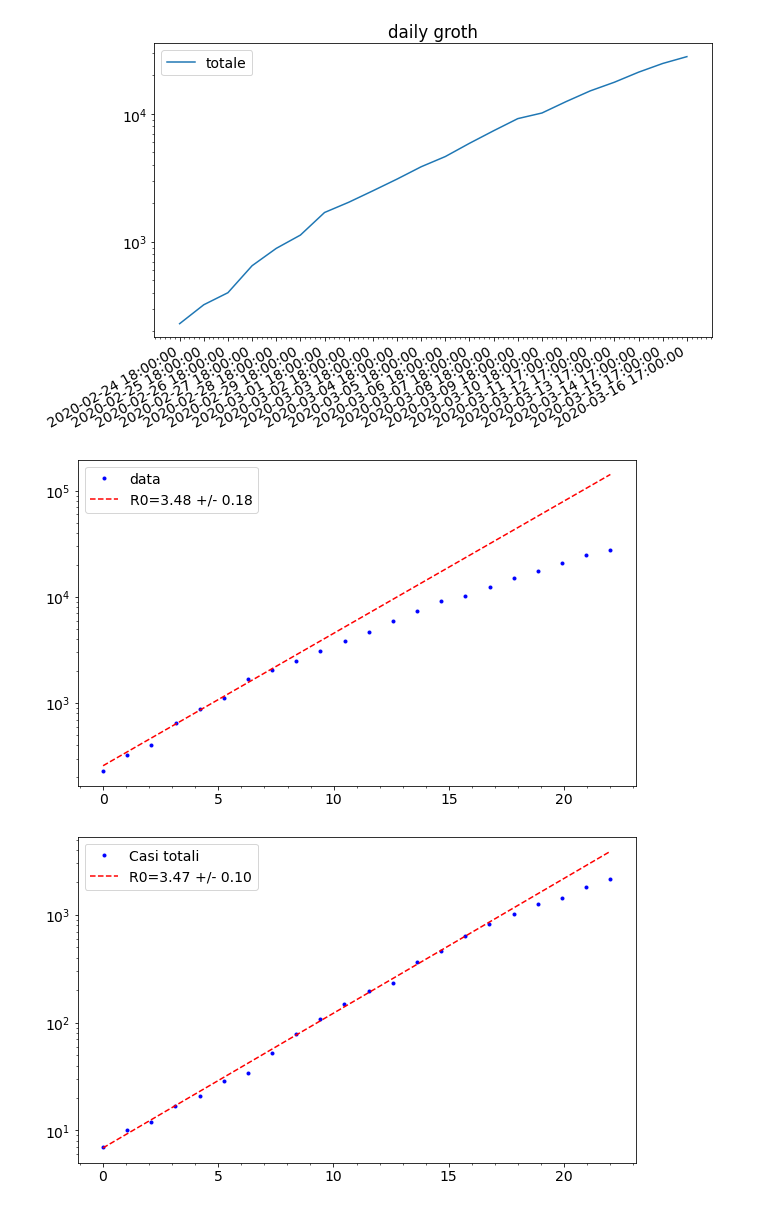
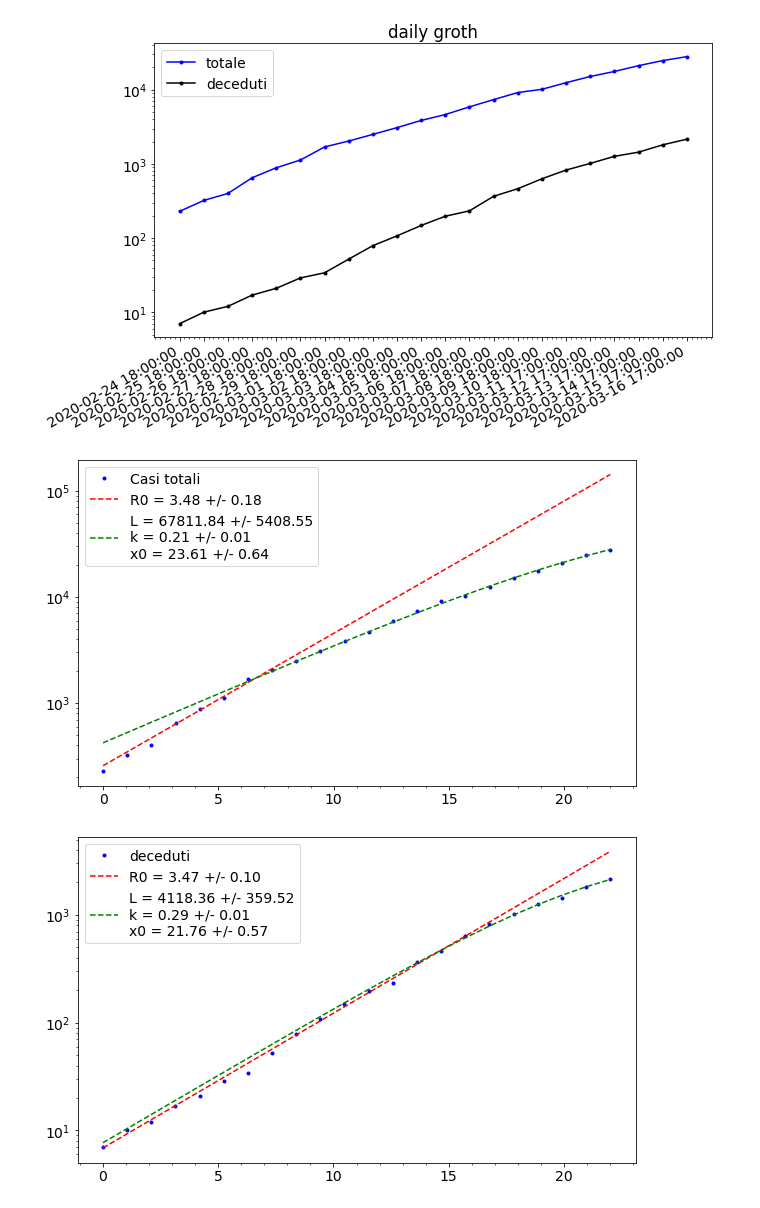
Before and after one commit to lorenzopaolucci/studenti, a Jupyter notebook: covid19.ipynb, the cells around one changed output. Drawn from its saved outputs; the diff is of its cells as text; code cells hidden in the pictures.

```diff
--- a/covid19.ipynb
+++ b/covid19.ipynb
@@ -21,24 +21,28 @@ df.head() # show firt line
 # %%
 
 plt.style.use('fast')
 plt.rc('font', size = 14, family ='Sans-Serif')
 fig, ax = plt.subplots(figsize=(10,6))
 fig.autofmt_xdate()
-ax.plot(df['data'], df['totale_casi'], label='totale')
+ax.plot(df['data'], df['totale_casi'], 'b.-', label='totale')
+ax.plot(df['data'], df['deceduti'], 'k.-', label='deceduti')
 #ax.xaxis.set_major_formatter(ticker.FuncFormatter(format_date))
 ax.fmt_xdata = mdates.DateFormatter('%Y-%m-%d')
 ax.set_title('daily groth')
 ax.set_yscale('log')
 ax.legend(loc=2)
 plt.minorticks_on()
 plt.show()
 # %% [output]
-[figure, old version]
+[figure, new version]
 # %%
 def Exp(x, p0, p1): # negative exponential
 
     import numpy as np
     return p0*np.exp(x/p1)
+
+def Logistic(x, L, k, x0):
+    return L / (1. + np.exp(-k * (x - x0)))
 
 from scipy.optimize import curve_fit
 x = np.linspace(0, len(df['data']), len(df['data']))
@@ -48,10 +52,15 @@ popt,pcov = curve_fit(Exp,x[x<max_exp_fit], df['totale_casi'][x<max_exp_fit], p0
 perr = np.sqrt(np.diag(pcov))
 fig, ax = plt.subplots(figsize=(10,6))
 ax.plot(x, df['totale_casi'], 'b.', label='Casi totali')
-ax.plot(x, Exp(x, *popt), 'r--', label='R0={0:.2f} +/- {1:.2f}'.format(popt[1], perr[1]))
+ax.plot(x, Exp(x, *popt), 'r--', label='R0 = {0:.2f} +/- {1:.2f}'.format(popt[1], perr[1]))
+popt,pcov = curve_fit(Logistic,x, df['totale_casi'], p0=[4000.,4., 10.])
+perr = np.sqrt(np.diag(pcov))
+ax.plot(x, Logistic(x, *popt), 'g--', label='L = {0:.2f} +/- {1:.2f}\nk = {2:.2f} +/- {3:.2f} \
+\nx0 = {4:.2f} +/- {5:.2f}'.format(popt[0], perr[0], popt[1], perr[1], popt[2], perr[2]))
+
 ax.set_yscale('log')
 ax.legend(loc=2)
 plt.minorticks_on()
 plt.show()
 # %% [output]
-[figure, old version]
+[figure, new version]
@@ -62,11 +73,15 @@ max_exp_fit = 15
 popt,pcov = curve_fit(Exp,x[x<max_exp_fit], df['deceduti'][x<max_exp_fit], p0=[1,2])
 perr = np.sqrt(np.diag(pcov))
 fig, ax = plt.subplots(figsize=(10,6))
-ax.plot(x, df['deceduti'], 'b.', label='Casi totali')
-ax.plot(x, Exp(x, *popt), 'r--', label='R0={0:.2f} +/- {1:.2f}'.format(popt[1], perr[1]))
+ax.plot(x, df['deceduti'], 'b.', label='deceduti')
+ax.plot(x, Exp(x, *popt), 'r--', label='R0 = {0:.2f} +/- {1:.2f}'.format(popt[1], perr[1]))
+popt,pcov = curve_fit(Logistic,x, df['deceduti'], p0=[4000.,4., 10.])
+perr = np.sqrt(np.diag(pcov))
+ax.plot(x, Logistic(x, *popt), 'g--', label='L = {0:.2f} +/- {1:.2f}\nk = {2:.2f} +/- {3:.2f} \
+\nx0 = {4:.2f} +/- {5:.2f}'.format(popt[0], perr[0], popt[1], perr[1], popt[2], perr[2]))
 ax.set_yscale('log')
 ax.legend(loc=2)
 plt.minorticks_on()
 plt.show()
 # %% [output]
-[figure, old version]
+[figure, new version]
```
Also changed, not shown: parts of 1 cell of this notebook.
